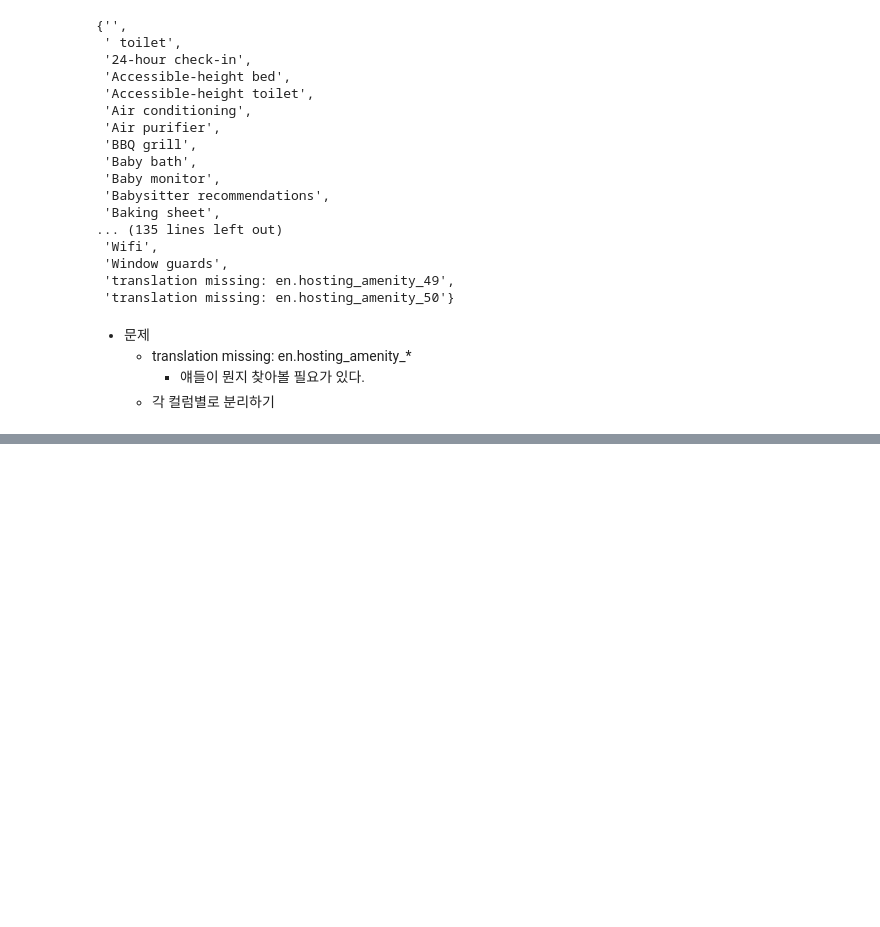
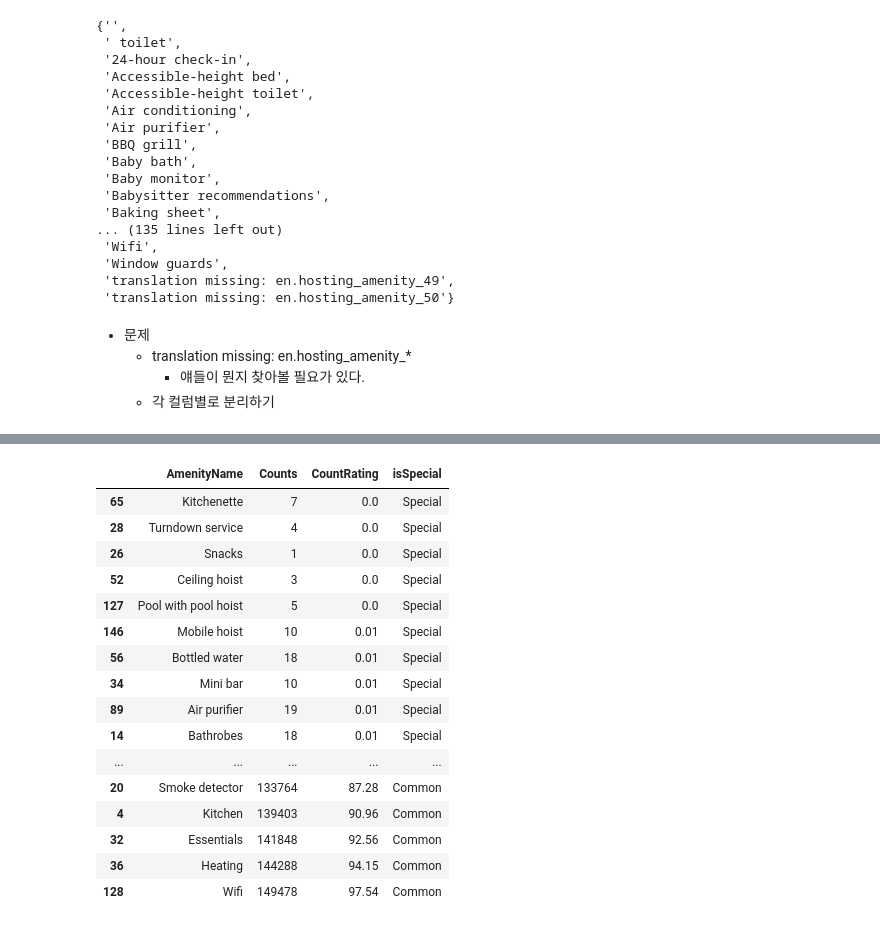
Before and after one commit to whitw/CAUBigdata, a Jupyter notebook: run.ipynb, the cells around one changed output, grey strips where cells are left out. Cells and saved outputs as stored; diff of their text form; code cells hidden in the pictures; blank space fills up the shorter version.

```diff
--- a/run.ipynb
+++ b/run.ipynb
@@ -494,0 +527,34 @@ Name: amenities, Length: 153254, dtype: object
+# %%
+dataCount = len(data)
+for index, amCount in enumerate(df_amRatings["Counts"]):
+    rate = (amCount / dataCount) * 100
+    ratingPercent = rate.round(2)
+    if ratingPercent > 20:
+        df_amRatings.loc[index, "isSpecial"] = "Common"
+    else:
+        df_amRatings.loc[index, "isSpecial"] = "Special"
+    df_amRatings.loc[index, "CountRating"] = ratingPercent
+# %%
+df_amRatings.sort_values("CountRating")
+
+#for index, isSpecial in enumerate(df_amRatings["isSpecial"]):
+#    if(isSpecial == "Common"):
+#        df_amRatings.loc[index, "AmenityName"]
+# %% [output]
+|  | AmenityName | Counts | CountRating | isSpecial |
+| 65 | Kitchenette | 7 | 0.0 | Special |
+| 28 | Turndown service | 4 | 0.0 | Special |
+| 26 | Snacks | 1 | 0.0 | Special |
+| 52 | Ceiling hoist | 3 | 0.0 | Special |
+| 127 | Pool with pool hoist | 5 | 0.0 | Special |
+| 146 | Mobile hoist | 10 | 0.01 | Special |
+| 56 | Bottled water | 18 | 0.01 | Special |
+| 34 | Mini bar | 10 | 0.01 | Special |
+| 89 | Air purifier | 19 | 0.01 | Special |
+| 14 | Bathrobes | 18 | 0.01 | Special |
+| ... | ... | ... | ... | ... |
+| 20 | Smoke detector | 133764 | 87.28 | Common |
+| 4 | Kitchen | 139403 | 90.96 | Common |
+| 32 | Essentials | 141848 | 92.56 | Common |
+| 36 | Heating | 144288 | 94.15 | Common |
+| 128 | Wifi | 149478 | 97.54 | Common |
```
Also changed, not shown: parts of 6 cells of this notebook, 1 other file.
